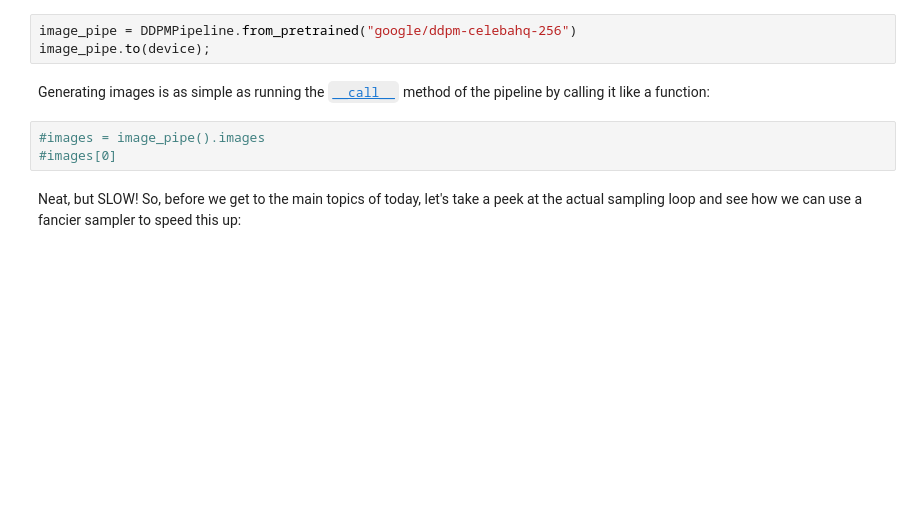
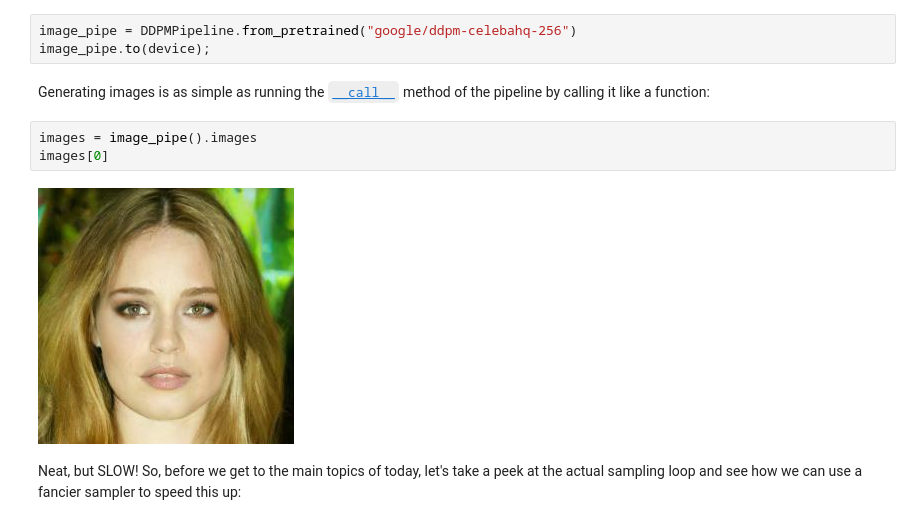
Before and after one commit to reachrkr/diffusion-models-class, a Jupyter notebook: unit2/01_finetuning_and_guidance_rkr.ipynb, the cells around one changed output. Drawn from its saved outputs; the diff is of its cells as text; blank space fills up the shorter version.

```diff
--- a/unit2/01_finetuning_and_guidance_rkr.ipynb
+++ b/unit2/01_finetuning_and_guidance_rkr.ipynb
@@ -71,8 +75,10 @@ image_pipe.to(device);
 # %% [markdown]
 Generating images is as simple as running the [`__call__`](https://github.com/huggingface/diffusers/blob/main/src/diffusers/pipelines/ddpm/pipeline_ddpm.py#L42) method of the pipeline by calling it like a function:
 # %%
-#images = image_pipe().images
-#images[0]
+images = image_pipe().images
+images[0]
+# %% [output]
+[figure, added]
 # %% [markdown]
 Neat, but SLOW! So, before we get to the main topics of today, let's take a peek at the actual sampling loop and see how we can use a fancier sampler to speed this up:
 # %% [markdown]
```
Also changed, not shown: parts of 19 cells of this notebook.
